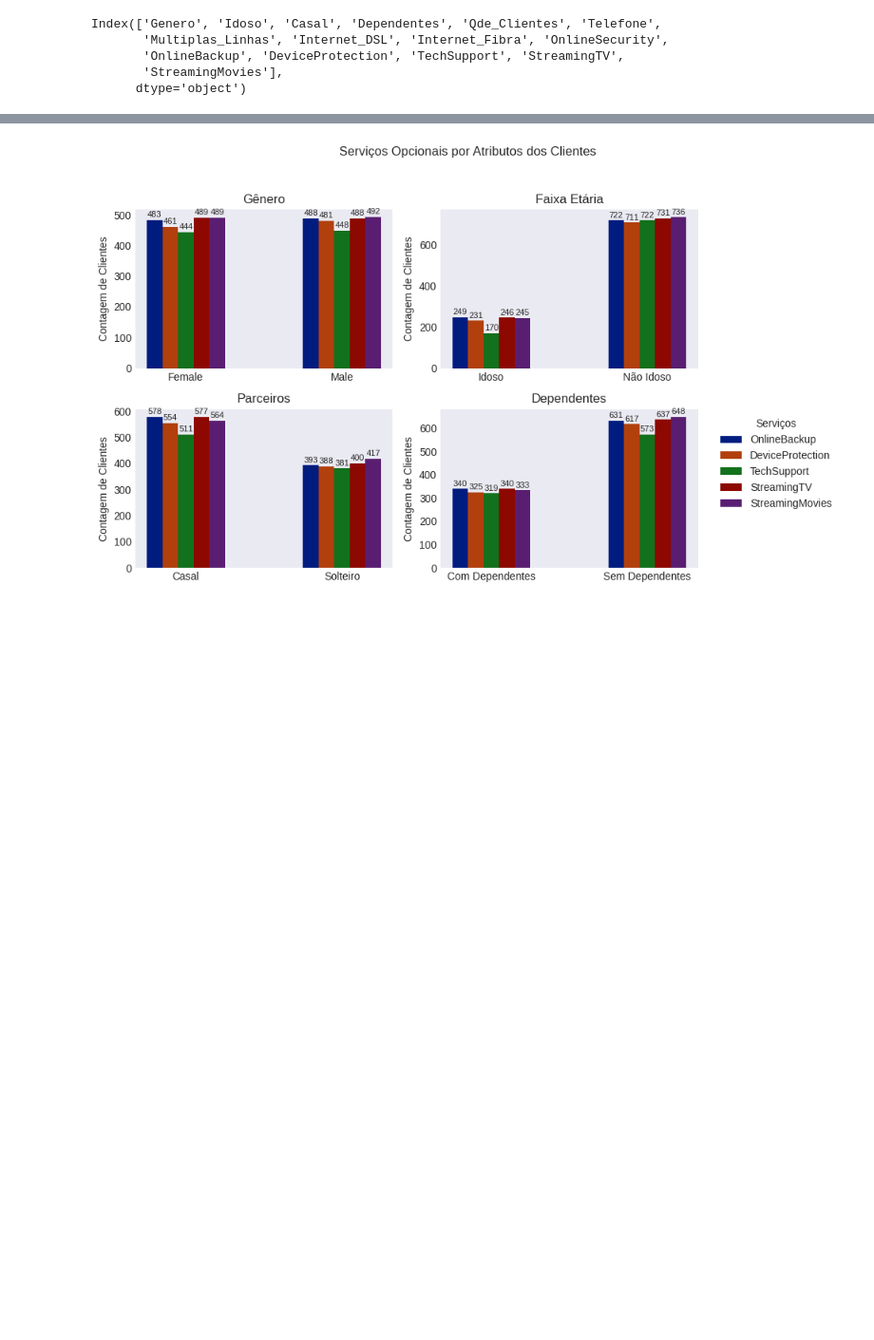
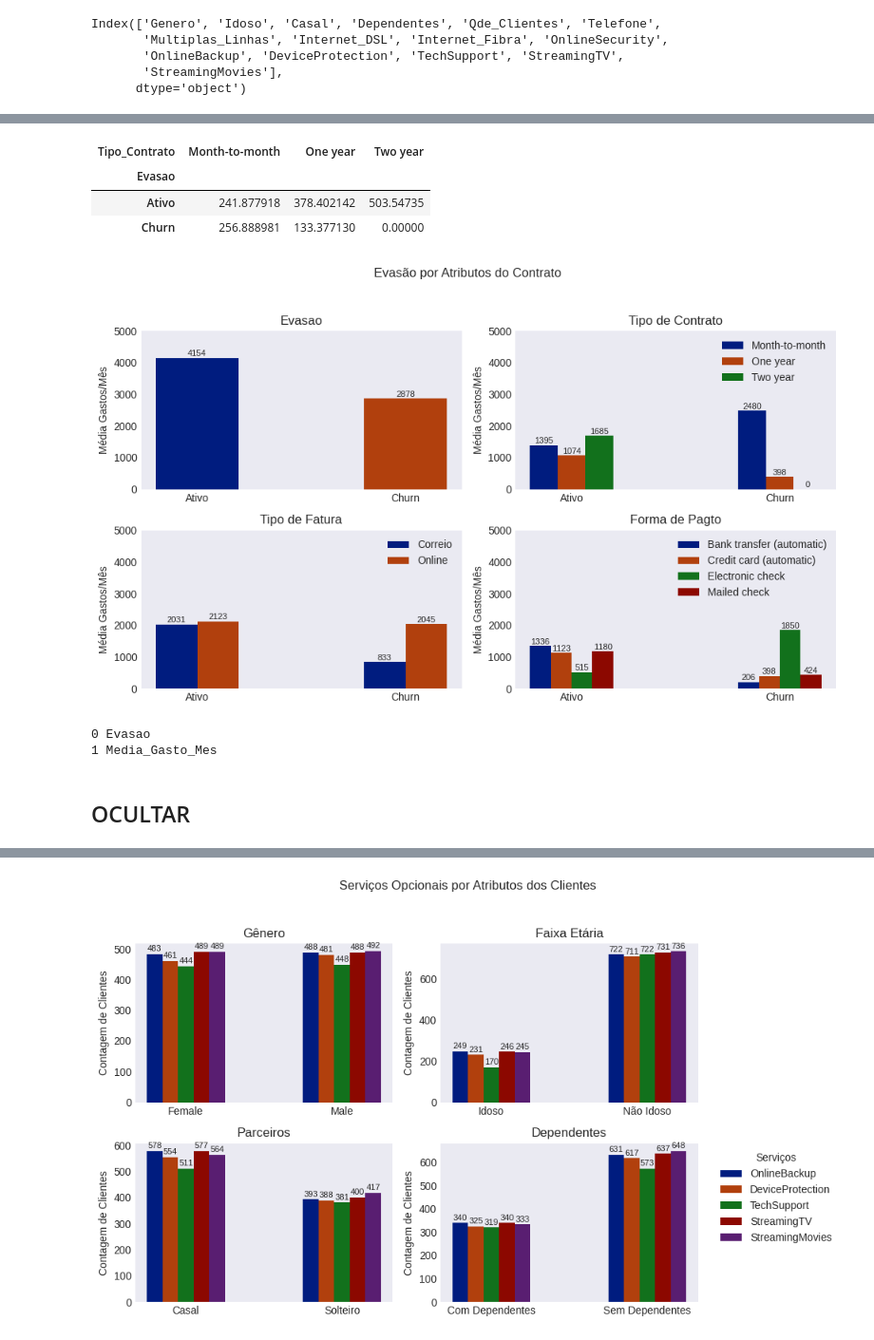
Before and after one commit to mauricioaalmeida/ONE-TelecomX, a Jupyter notebook: TelecomX_BR.ipynb, the cells around one changed output, grey strips where cells are left out. Shown at 95% size. Saved outputs shown, nothing was run; the diff lists cells and outputs as text; code cells hidden in the pictures; blank space fills up the shorter version.

```diff
--- a/TelecomX_BR.ipynb
+++ b/TelecomX_BR.ipynb
@@ -847,0 +1006,24 @@ df_genero.head()
+# %%
+query = """
+  SELECT count(c.ID_Cliente) as Qde_Clientes, sum(Tempo_Contrato) as Tempo_Contrato_Total,
+  sum(Tempo_Contrato)/count(c.ID_Cliente) as Tempo_Contrato_Medio, sum(Churn) as Churn_Total,
+  sum(Churn)*100.0/count(c.ID_Cliente) as Perc_Churn,
+  -- Servico_Telefone, Servico_MultiplasLinhas, Servico_Internet,
+  -- Opt_OnlineSecurity, Opt_OnlineBackup, Opt_DeviceProtection, Opt_TechSupport, Opt_StreamingTV, Opt_StreamingMovies,
+  CASE WHEN FaturaOnline = 1 THEN 'Online' WHEN FaturaOnline = 0 THEN 'Correio' END as Fatura,
+  Tipo_Contrato, Forma_Pagto,
+  sum(Conta_Mensal) as Gasto_Mensal, sum(Conta_Total) as Gasto_Total, sum(Conta_Diarias) as Gasto_Diarias,
+  sum(conta_Diarias)/count(c.ID_Cliente) As Media_Gasto_Dia,
+  sum(conta_Mensal)/count(c.ID_Cliente) As Media_Gasto_Mes,
+  sum(conta_Total)/count(c.ID_Cliente) As Media_Gasto_Total
+  FROM dim_contratos as c
+  INNER JOIN fato_gastos as g ON c.ID_Cliente = g.ID_Cliente
+  GROUP BY c.Tipo_Contrato, c.FaturaOnline, c.Forma_Pagto
+  ORDER by Qde_Clientes DESC
+"""
+with engine.connect() as conn:
+    result = conn.execute(text(query))
+    conn.commit()
+ouro_Gasto_Contratos = pd.DataFrame(result.fetchall(), columns=result.keys())
+ouro_Gasto_Contratos.to_parquet('data/ouro/DW_Gasto_Contratos.parquet')
+ouro_Gasto_Contratos.head()
@@ -848 +1071,41 @@ df_genero.head()
+# %%
+col_servicos = [ 'Tipo_Contrato']#,'Forma_Pagto','Fatura']
+
+df_evasao = pd.pivot_table(data=ouro_Gasto_Contratos, values='Media_Gasto_Mes', index='Evasao',columns= col_servicos, aggfunc='sum', fill_value=0)
+df_evasao.head()
+# %% [output]
+| Tipo_Contrato | Month-to-month | One year | Two year |
+| Evasao |  |  |  |
+| Ativo | 241.877918 | 378.402142 | 503.54735 |
+| Churn | 256.888981 | 133.377130 | 0.00000 |
+# %%
+titulo = 'Evasão por Atributos do Contrato'
+col_valores = ['Qde_Clientes']
+#col_grupos = ['Evasao',['Evasao','Tipo_Contrato'],['Evasao','Forma_Pagto'],['Evasao','Fatura']]
+col_pivot = ['','Tipo_Contrato','Fatura','Forma_Pagto']
+col_grupos = ['Evasao','Evasao','Evasao','Evasao']
+titulos_axes = ['Evasao','Tipo de Contrato','Tipo de Fatura','Forma de Pagto']
+legendas = ['Média Gastos/Mês','Média Gastos/Mês','Média Gastos/Mês','Média Gastos/Mês',
+             '','','','']
+lim_y = [ 5000, 5000, 5000, 5000]
+
+
+df_graf= [pd.DataFrame() for _ in range(4)]
+#df_graf[0] =  pd.pivot_table(data=ouro_Gasto_Contratos, values='Media_Gasto_Mes', index='Evasao',columns= col_servicos, aggfunc='sum', fill_value=0)
+df_graf[0]  = ouro_Gasto_Contratos.groupby('Evasao')[col_valores].sum().reset_index()
+for i in range(1,4):
+  df_graf[i] = pd.pivot_table(data=ouro_Gasto_Contratos, values='Qde_Clientes', index='Evasao',columns= col_pivot[i], aggfunc='sum', fill_value=0).reset_index()
+
+graficos_atributos2(df_graf, titulos_axes, legendas, titulo, lim_y)
+# %% [output]
+[figure, added]
+# %%
+col_vals = list(df_graf[0][1:])
+for i, col in enumerate(col_vals):
+  print(i,col)
+# %% [output]
+0 Evasao
+1 Media_Gasto_Mes
+# %% [markdown]
+## OCULTAR
 # %%
```
Also changed, not shown: parts of 21 cells of this notebook.
